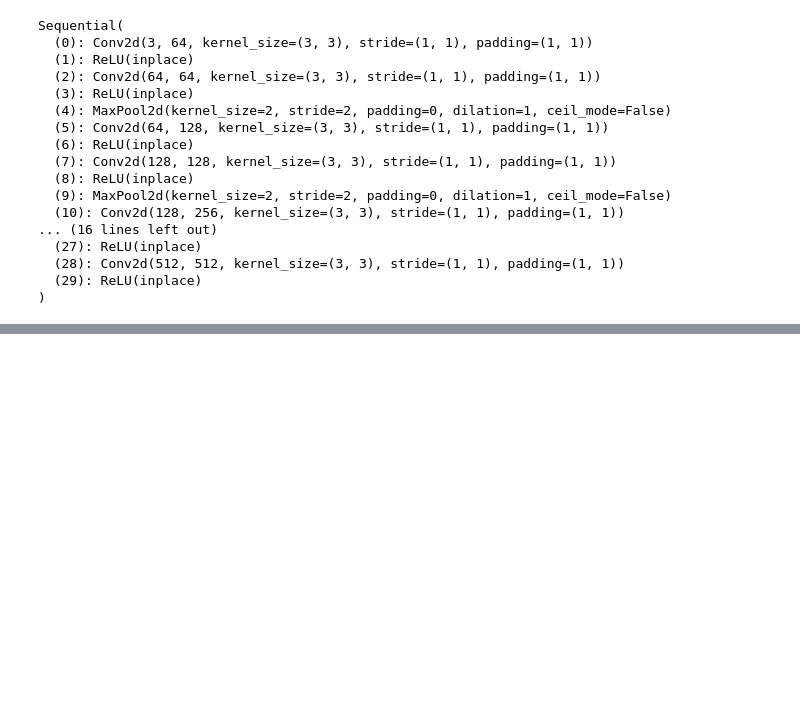
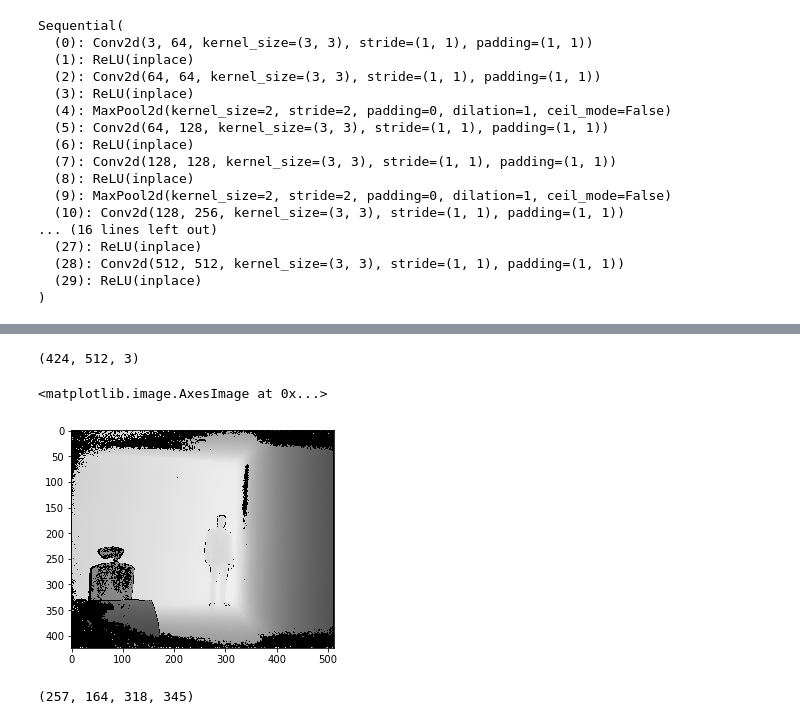
Before and after one commit to hktxt/fasterrcnn, a Jupyter notebook: Dev/vgg16.ipynb, the cells around one changed output, grey strips where cells are left out. Drawn from its saved outputs; the diff is of its cells as text; code cells hidden in the pictures; blank space fills up the shorter version.

```diff
--- a/Dev/vgg16.ipynb
+++ b/Dev/vgg16.ipynb
@@ -186,0 +240,6 @@ np.vstack((shift_x.ravel(), shift_y.ravel()))
+# %%
+dii = cv2.imread('E:/data/depth_img/1dyg/DepthFrame0000.png')
+# %%
+dii.shape
+# %% [output]
+(424, 512, 3)
@@ -186,0 +250,5 @@ np.vstack((shift_x.ravel(), shift_y.ravel()))
+# %%
+plt.imshow(dii)
+# %% [output]
+<matplotlib.image.AxesImage at 0x...>
+[figure, added]
@@ -186,0 +260,4 @@ np.vstack((shift_x.ravel(), shift_y.ravel()))
+# %%
+x1,y1,x2,y2
+# %% [output]
+(257, 164, 318, 345)
```
Also changed, not shown: parts of 22 cells of this notebook, 3 other files.
